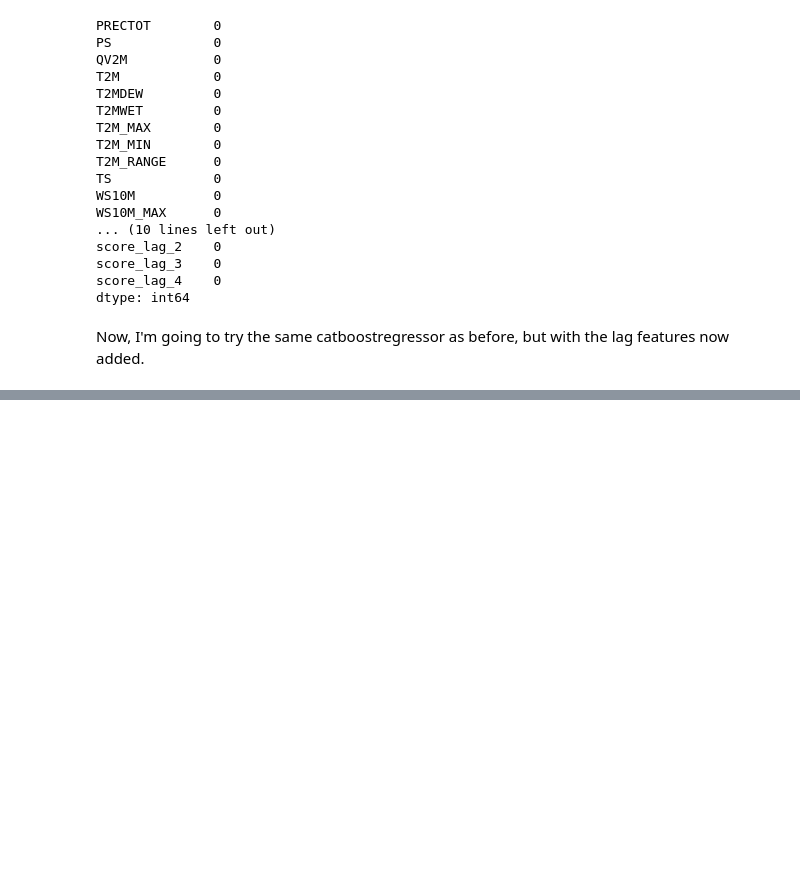
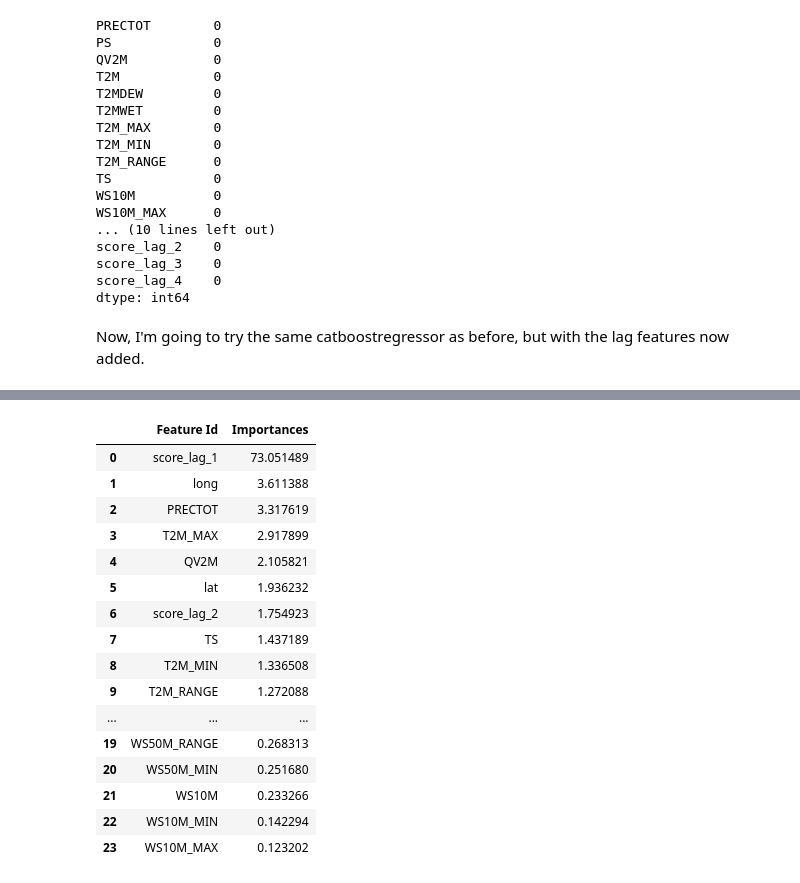
Before and after one commit to babusid/ECE461P_Project, a Jupyter notebook: models/regression_experiments.ipynb, the cells around one changed output, grey strips where cells are left out. Saved outputs shown, nothing was run; the diff lists cells and outputs as text; code cells hidden in the pictures; blank space fills up the shorter version.

```diff
--- a/models/regression_experiments.ipynb
+++ b/models/regression_experiments.ipynb
@@ -652,0 +693,20 @@ print("R2 Score: ", r2_score(test['score'], mlp_pred_truncated))
+# %%
+model.get_feature_importance(prettified=True)
+# %% [output]
+|  | Feature Id | Importances |
+| 0 | score_lag_1 | 73.051489 |
+| 1 | long | 3.611388 |
+| 2 | PRECTOT | 3.317619 |
+| 3 | T2M_MAX | 2.917899 |
+| 4 | QV2M | 2.105821 |
+| 5 | lat | 1.936232 |
+| 6 | score_lag_2 | 1.754923 |
+| 7 | TS | 1.437189 |
+| 8 | T2M_MIN | 1.336508 |
+| 9 | T2M_RANGE | 1.272088 |
+| ... | ... | ... |
+| 19 | WS50M_RANGE | 0.268313 |
+| 20 | WS50M_MIN | 0.251680 |
+| 21 | WS10M | 0.233266 |
+| 22 | WS10M_MIN | 0.142294 |
+| 23 | WS10M_MAX | 0.123202 |
```
Also changed, not shown: parts of 13 cells of this notebook.
